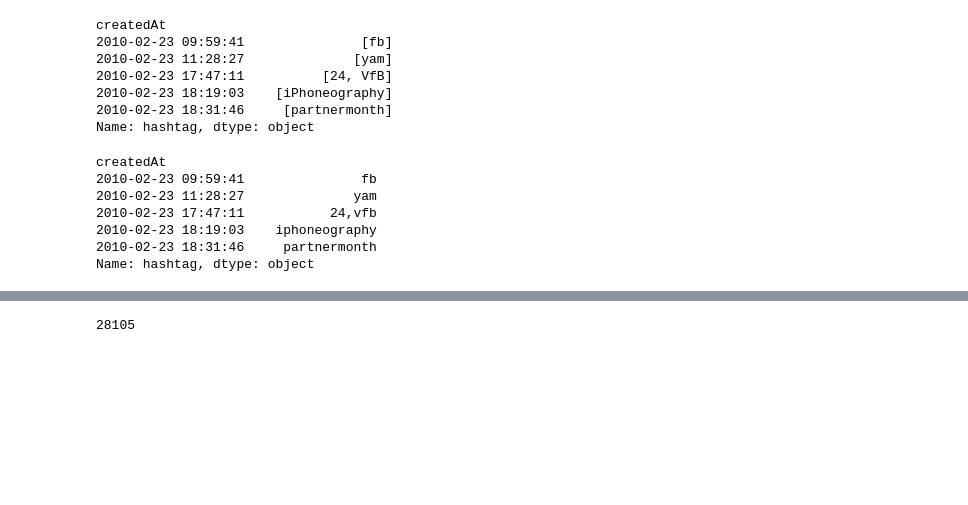
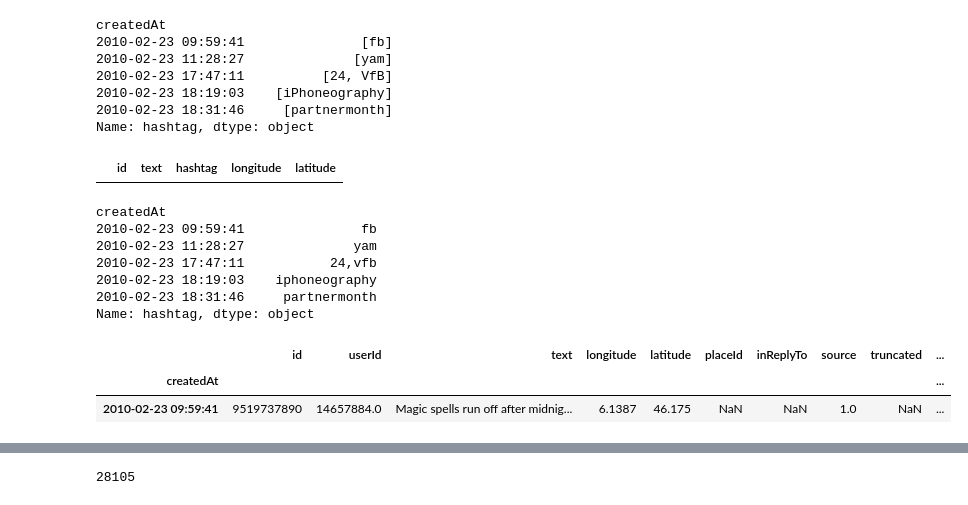
Before and after one commit to enrabre/AdaEPFL-Project, a Jupyter notebook: EventDetection.ipynb, the cells around one changed output, grey strips where cells are left out. Cells and saved outputs as stored; diff of their text form; code cells hidden in the pictures; blank space fills up the shorter version.

```diff
--- a/EventDetection.ipynb
+++ b/EventDetection.ipynb
@@ -50,8 +40,3 @@ def process_hashtag(text):
-# %%
-def extract_hashtags(text):
-    ht_list = [process_hashtag(tag.strip("#")) for tag in text.split() if tag.startswith("#")]
-    non_empty_hts = list(filter((lambda ht: ht != ''), ht_list))
-    return non_empty_hts
 # %%
 def extract_hashtags(text):
     ht_list = re.findall(r"#(\w+)", text)
@@ -68,5 +47,8 @@ tw['hashtag'] = np.nan
 tw.hashtag = tw.text.apply(lambda x: extract_hashtags(str(x)))
 twh = tw.ix[tw.hashtag.apply(lambda x: len(x) != 0)]
+# %%
+for i in range(twh):
+    twh.iloc[i][]
 # %%
 twh.head()
 # %% [output]
@@ -159,6 +136,12 @@ createdAt
 2010-02-23 18:19:03    [iPhoneography]
 2010-02-23 18:31:46     [partnermonth]
 Name: hashtag, dtype: object
+# %%
+columns = [ 'id', 'text', 'hashtag', 'longitude', 'latitude']
+unique_ht_df =  pd.DataFrame(columns=columns)
+unique_ht_df
+# %% [output]
+|  | id | text | hashtag | longitude | latitude |
 # %%
 tw5.hashtag = tw5.hashtag.apply(lambda x: ','.join(x).lower())
 tw5.hashtag.head()
@@ -176,3 +161,11 @@ tw5.dropna(subset=['latitude'], inplace=True)
+# %%
+tw5.head(1)
+for i in range(len(tw5)):
+    tw5.iloc[i][]
+# %% [output]
+|  | id | userId | text | longitude | latitude | placeId | inReplyTo | source | truncated | ... |
+| createdAt |  |  |  |  |  |  |  |  |  | ... |
+| 2010-02-23 09:59:41 | 9519737890 | 14657884.0 | Magic spells run off after midnig... | 6.1387 | 46.175 | NaN | NaN | 1.0 | NaN | ... |
 # %%
 tw5.latitude = tw5.latitude.apply(float)
 tw5.longitude = tw5.longitude.apply(float)
```
Also changed, not shown: parts of 10 cells of this notebook.
